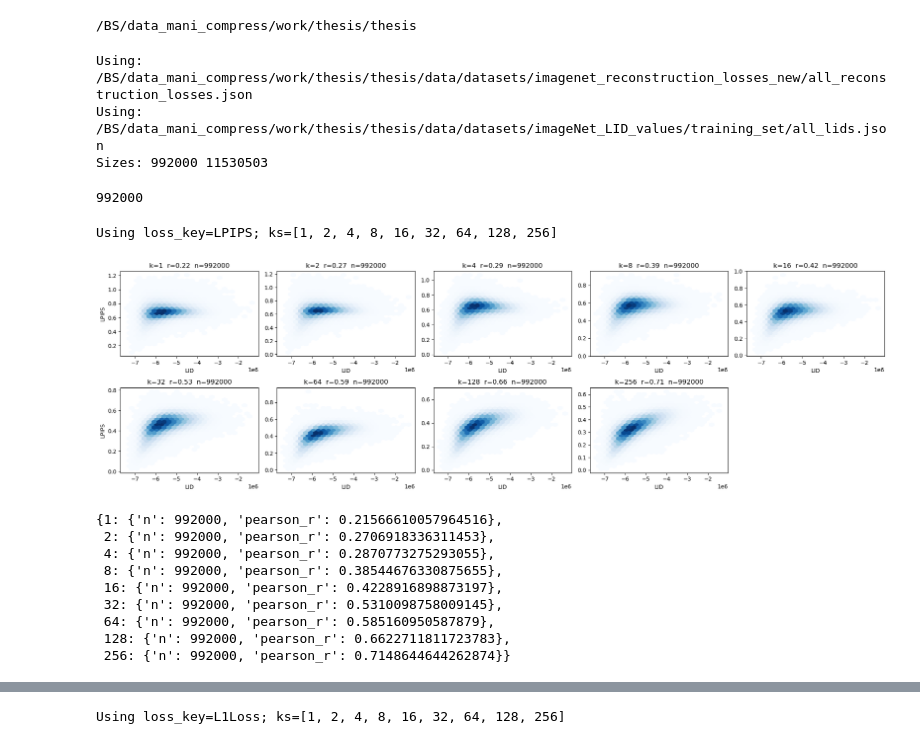
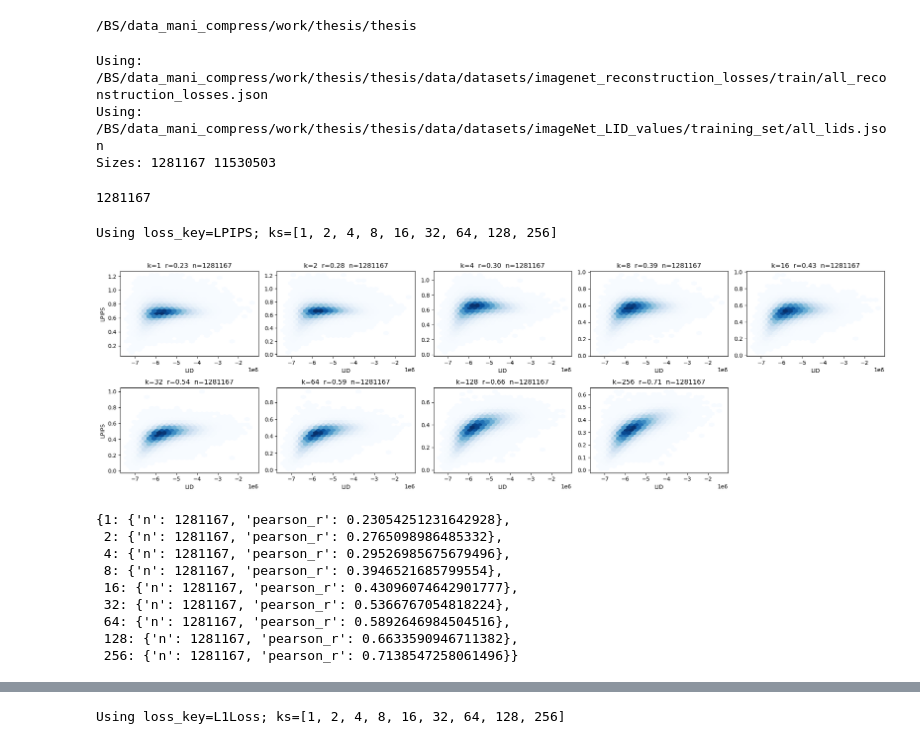
Before and after one commit to hevra01/thesis, a Jupyter notebook: notebooks/lid_heuristic_recon_loss.ipynb, the cells around one changed output, grey strips where cells are left out. Saved outputs shown, nothing was run; the diff lists cells and outputs as text; code cells hidden in the pictures.

```diff
--- a/notebooks/lid_heuristic_recon_loss.ipynb
+++ b/notebooks/lid_heuristic_recon_loss.ipynb
@@ -21,7 +21,7 @@ print(os.path.abspath(".."))
 /BS/data_mani_compress/work/thesis/thesis
 # %%
 # Paths (adjust if your files differ)
-RECON_JSON = "/BS/data_mani_compress/work/thesis/thesis/data/datasets/imagenet_reconstruction_losses_new/all_reconstruction_losses.json"
+RECON_JSON = "/BS/data_mani_compress/work/thesis/thesis/data/datasets/imagenet_reconstruction_losses/train/all_reconstruction_losses.json"
 LID_JSON   = "/BS/data_mani_compress/work/thesis/thesis/data/datasets/imageNet_LID_values/training_set/all_lids.json"
 print('Using:', RECON_JSON)
 print('Using:', LID_JSON)
@@ -36,9 +36,9 @@ with open(LID_JSON, 'r') as f:
 
 print('Sizes:', len(lid_values), len(reconstruction_dataset))
 # %% [output]
-Using: /BS/data_mani_compress/work/thesis/thesis/data/datasets/imagenet_reconstruction_losses_new/all_reconstruction_losses.json
+Using: /BS/data_mani_compress/work/thesis/thesis/data/datasets/imagenet_reconstruction_losses/train/all_reconstruction_losses.json
 Using: /BS/data_mani_compress/work/thesis/thesis/data/datasets/imageNet_LID_values/training_set/all_lids.json
-Sizes: 992000 11530503
+Sizes: 1281167 11530503
 # %%
 # Build dataset-index -> LID lookup.
 # The LID file can be a list of numbers or a list of dicts; we extract a numeric value.
@@ -48,7 +48,7 @@ for idx, item in enumerate(lid_values):
 
 len(lid_by_id)
 # %% [output]
-992000
+1281167
 # %%
 # Plot: for each k, scatter LID (x) vs reconstruction loss (y) with a binned trend and correlation.
 # This mirrors the edge-ratio grid, with thorough comments for clarity.
@@ -56,6 +56,7 @@ len(lid_by_id)
 loss_key = 'LPIPS'                 # or 'mse_error'
 ks = [1, 2, 4, 8, 16, 32, 64, 128, 256]  # token counts to visualize
 print(f"Using loss_key={loss_key}; ks={ks}")
+corr_list = []
 
 ncols = 5
 nrows = int(math.ceil(len(ks) / ncols))
@@ -82,40 +83,42 @@ for i, k in enumerate(ks):
 
     if xs.size > 0:
         # Scatter: small markers + transparency to handle dense plots
         ax.hexbin(xs, ys, gridsize=25, cmap='Blues', mincnt=1)
 
         # Pearson correlation (linear association); guard against zero variance
         corr = float('nan')
         if xs.size > 1 and np.std(xs) > 0 and np.std(ys) > 0:
             corr = np.corrcoef(xs, ys)[0, 1]
         per_k_stats[int(k)] = {'n': int(xs.size), 'pearson_r': corr}
         ax.set_title(f"k={k}  r={corr:.2f}  n={xs.size}")
     else:
         per_k_stats[int(k)] = {'n': 0, 'pearson_r': float('nan')}
         ax.set_title(f"k={k} (no data)")
 
+    corr_list.append(corr)
+
     # Label axes (reduce clutter: y-label only on first column)
     if i % ncols == 0:
         ax.set_ylabel(loss_key.replace('_', ' '))  # e.g., 'vgg error' or 'mse error'
     ax.set_xlabel('LID')
 
 # Hide any leftover axes in the grid (when ks doesn't fill all slots)
 for j in range(len(ks), len(axes_f)):
     axes_f[j].axis('off')
 
 plt.tight_layout()
 plt.show()
 
 per_k_stats
 # %% [output]
 Using loss_key=LPIPS; ks=[1, 2, 4, 8, 16, 32, 64, 128, 256]
-[figure, old version]
+[figure, new version]
-{1: {'n': 992000, 'pearson_r': 0.21566610057964516},
- 2: {'n': 992000, 'pearson_r': 0.2706918336311453},
- 4: {'n': 992000, 'pearson_r': 0.2870773275293055},
- 8: {'n': 992000, 'pearson_r': 0.38544676330875655},
- 16: {'n': 992000, 'pearson_r': 0.4228916898873197},
- 32: {'n': 992000, 'pearson_r': 0.5310098758009145},
- 64: {'n': 992000, 'pearson_r': 0.585160950587879},
- 128: {'n': 992000, 'pearson_r': 0.6622711811723783},
- 256: {'n': 992000, 'pearson_r': 0.7148644644262874}}
+{1: {'n': 1281167, 'pearson_r': 0.23054251231642928},
+ 2: {'n': 1281167, 'pearson_r': 0.2765098986485332},
+ 4: {'n': 1281167, 'pearson_r': 0.29526985675679496},
+ 8: {'n': 1281167, 'pearson_r': 0.3946521685799554},
+ 16: {'n': 1281167, 'pearson_r': 0.43096074642901777},
+ 32: {'n': 1281167, 'pearson_r': 0.5366767054818224},
+ 64: {'n': 1281167, 'pearson_r': 0.5892646984504516},
+ 128: {'n': 1281167, 'pearson_r': 0.6633590946711382},
+ 256: {'n': 1281167, 'pearson_r': 0.7138547258061496}}
```
Also changed, not shown: parts of 1 cell of this notebook, 5 other files.
